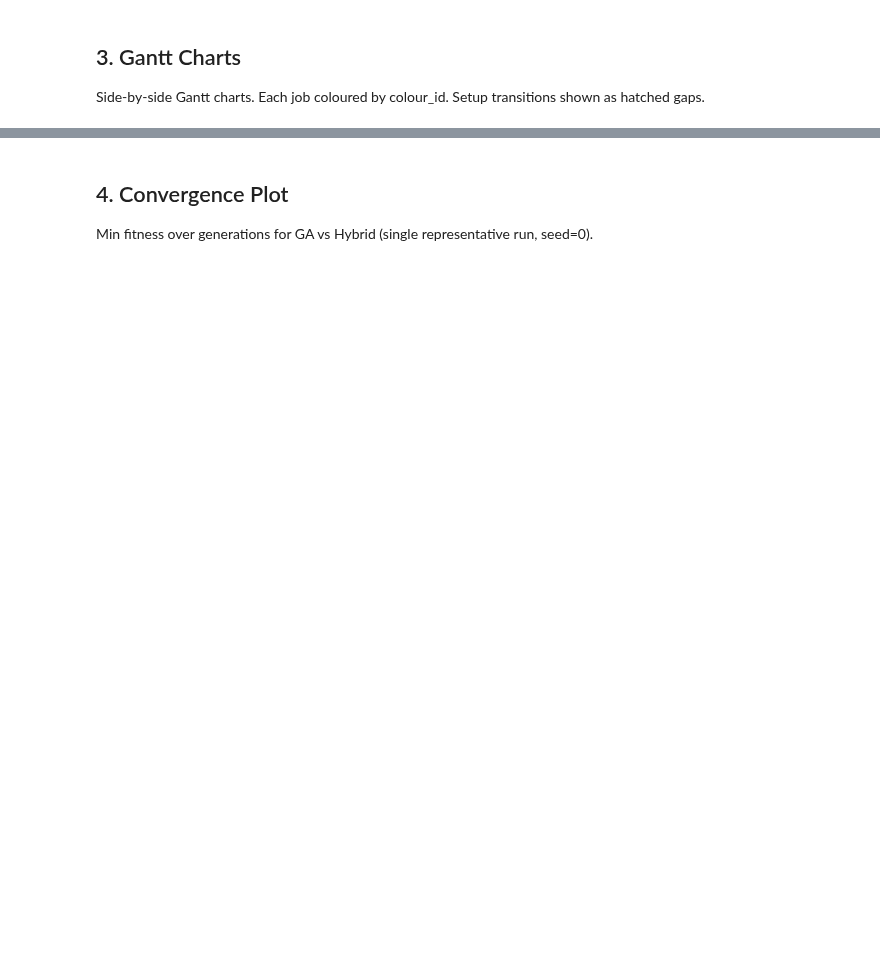
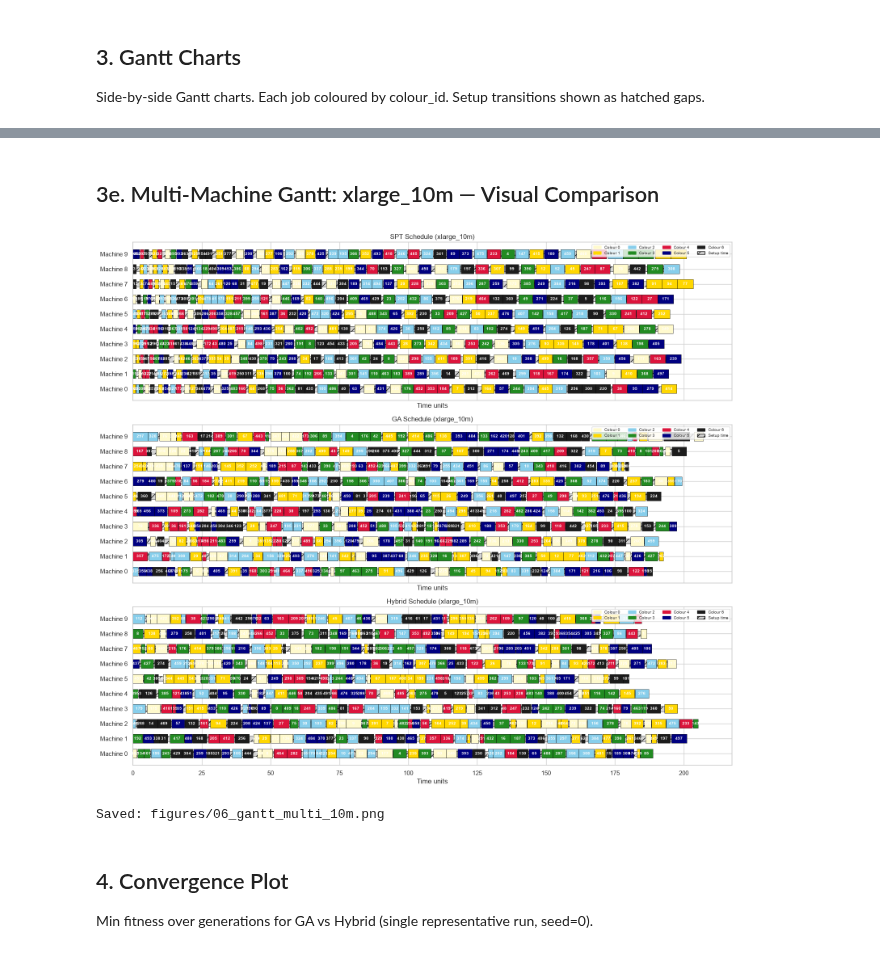
Before and after one commit to Gogula11/Dissertation, a Jupyter notebook: notebooks/06_visualisations.ipynb, the cells around one changed output, grey strips where cells are left out. Saved outputs shown, nothing was run; the diff lists cells and outputs as text; code cells hidden in the pictures; blank space fills up the shorter version.

```diff
--- a/notebooks/06_visualisations.ipynb
+++ b/notebooks/06_visualisations.ipynb
@@ -105,0 +194,30 @@ print("Saved: figures/06_gantt_comparison.png")
+# %%
+print("\n=== xlarge_10m (n=500, m=10) ===")
+inst_10m = generate_instance(n=500, m=10, seed=0)
+print(f"Instance: n={inst_10m['n']}, m={inst_10m['m']}")
+
+# Run SPT
+spt_sigma_10m = spt(inst_10m)
+f1s, f2s = estimate_scales(inst_10m)
+spt_result_10m = evaluate(spt_sigma_10m, inst_10m, alpha=0.5, f1_scale=f1s, f2_scale=f2s)
+spt_result_10m['best_sigma'] = spt_sigma_10m
+print(f"SPT: composite={spt_result_10m['composite']:.3f}, tardiness={spt_result_10m['weighted_tardiness']:.1f}, setup={spt_result_10m['setup_cost']:.1f}")
+
+# Run GA (100 gens for speed, seed=0)
+print("\nRunning GA (100 generations)...")
+ga_result_10m = run_ga(inst_10m, n_gen=100, pop_size=100, seed=0, verbose=False)
+print(f"GA:  composite={ga_result_10m['best_fitness']:.3f}, tardiness={ga_result_10m['weighted_tardiness']:.1f}, setup={ga_result_10m['setup_cost']:.1f}")
+
+# Run Hybrid
+if hybrid_result is not None:
+    hybrid_result_10m = run_hybrid(inst_10m, model, seed=0, total_gens=100)
+    print(f"Hybrid: composite={hybrid_result_10m['composite']:.3f}, tardiness={hybrid_result_10m['weighted_tardiness']:.1f}, setup={hybrid_result_10m['setup_cost']:.1f}")
+else:
+    hybrid_result_10m = None
+    print("⚠ No trained model found.")
+
+# Print schedule tables (first 20 jobs per schedule for readability)
+print_schedule(extract_schedule(spt_result_10m['best_sigma'], inst_10m)[:20], "SPT Schedule (10 machines) - first 20 jobs")
+print_schedule(extract_schedule(ga_result_10m['best_sigma'], inst_10m)[:20], "GA Schedule (10 machines) - first 20 jobs")
+if hybrid_result_10m is not None:
+    print_schedule(extract_schedule(hybrid_result_10m['best_sigma'], inst_10m)[:20], "Hybrid Schedule (10 machines) - first 20 jobs")
@@ -106,3 +242,20 @@ print("Saved: figures/06_gantt_comparison.png")
+# %% [markdown]
+## 3e. Multi-Machine Gantt: xlarge_10m — Visual Comparison
+# %%
+fig, axes = plt.subplots(3, 1, figsize=(16, 14), sharex=True)
+
+plot_gantt(spt_result_10m['best_sigma'], inst_10m, title="SPT Schedule (xlarge_10m)", ax=axes[0])
+plot_gantt(ga_result_10m['best_sigma'], inst_10m, title="GA Schedule (xlarge_10m)", ax=axes[1])
+if hybrid_result_10m is not None:
+    plot_gantt(hybrid_result_10m['best_sigma'], inst_10m, title="Hybrid Schedule (xlarge_10m)", ax=axes[2])
+
+plt.tight_layout()
+plt.savefig(os.path.join(root, "figures/06_gantt_multi_10m.png"), dpi=150, bbox_inches="tight")
+plt.show()
+print("Saved: figures/06_gantt_multi_10m.png")
+# %% [output]
+[figure, added]
+Saved: figures/06_gantt_multi_10m.png
 # %% [markdown]
 ## 4. Convergence Plot
 
```
Also changed, not shown: parts of 10 cells of this notebook, 19 other files.
